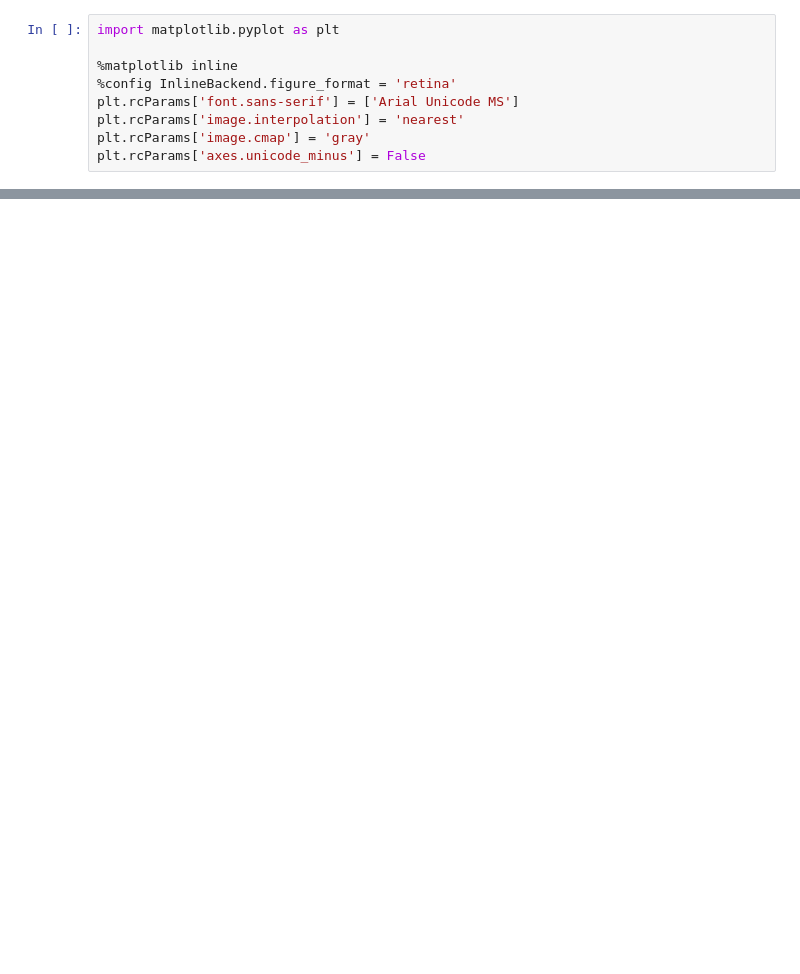
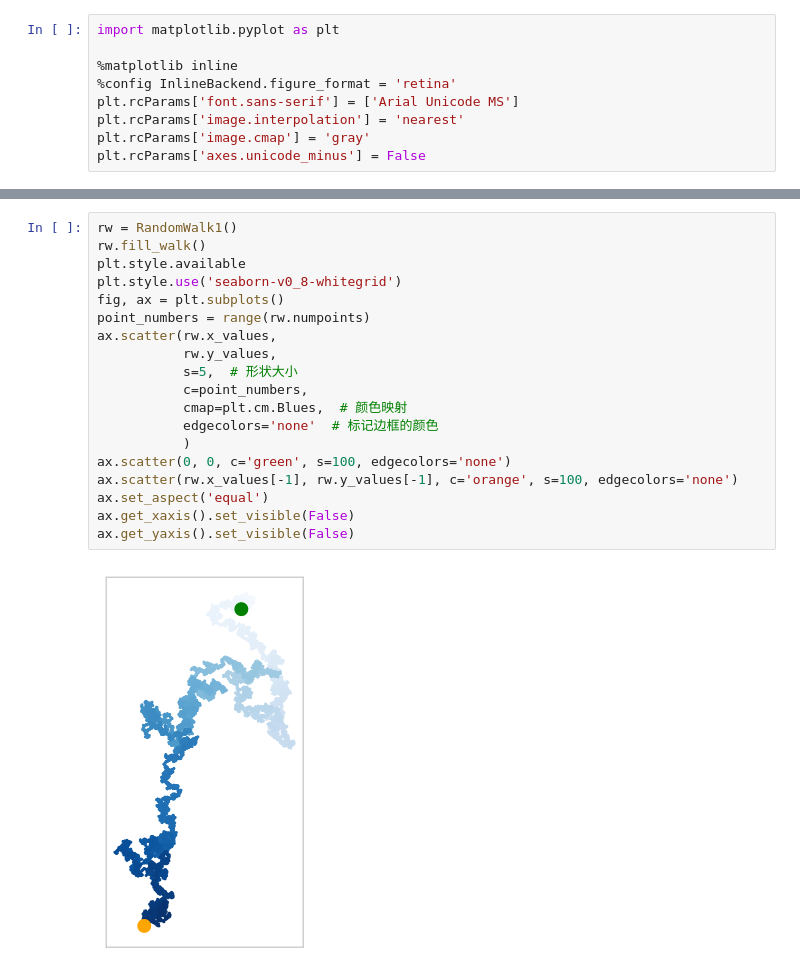
Before and after one commit to wfy0508/LearningPython, a Jupyter notebook: pythonScratch/chapters/chapter15/chapter15.ipynb, the cells around one changed output, grey strips where cells are left out. Saved outputs shown, nothing was run; the diff lists cells and outputs as text; blank space fills up the shorter version.

```diff
--- a/pythonScratch/chapters/chapter15/chapter15.ipynb
+++ b/pythonScratch/chapters/chapter15/chapter15.ipynb
@@ -75,0 +114,21 @@ ax.get_yaxis().set_visible(False)
+# %%
+rw = RandomWalk1()
+rw.fill_walk()
+plt.style.available
+plt.style.use('seaborn-v0_8-whitegrid')
+fig, ax = plt.subplots()
+point_numbers = range(rw.numpoints)
+ax.scatter(rw.x_values,
+           rw.y_values,
+           s=5,  # 形状大小
+           c=point_numbers,
+           cmap=plt.cm.Blues,  # 颜色映射
+           edgecolors='none'  # 标记边框的颜色
+           )
+ax.scatter(0, 0, c='green', s=100, edgecolors='none')
+ax.scatter(rw.x_values[-1], rw.y_values[-1], c='orange', s=100, edgecolors='none')
+ax.set_aspect('equal')
+ax.get_xaxis().set_visible(False)
+ax.get_yaxis().set_visible(False)
+# %% [output]
+[figure, added]
```
Also changed, not shown: parts of 10 cells of this notebook, 19 other files.
